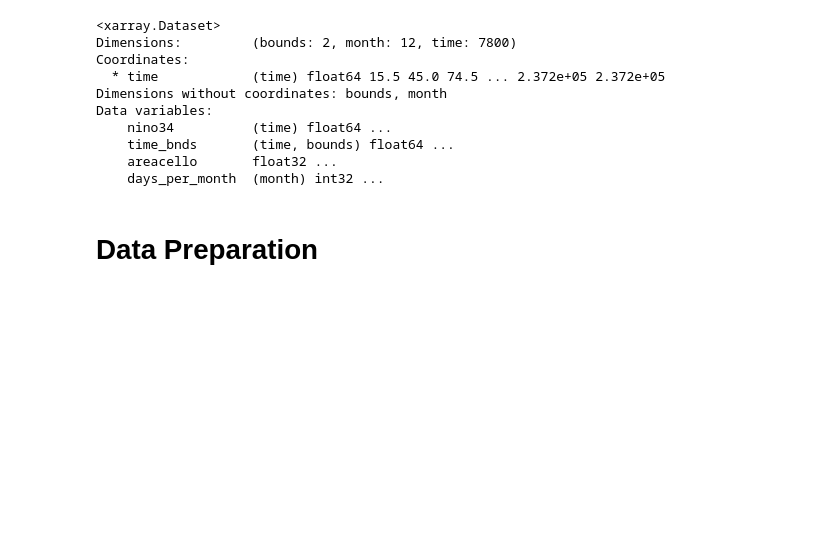
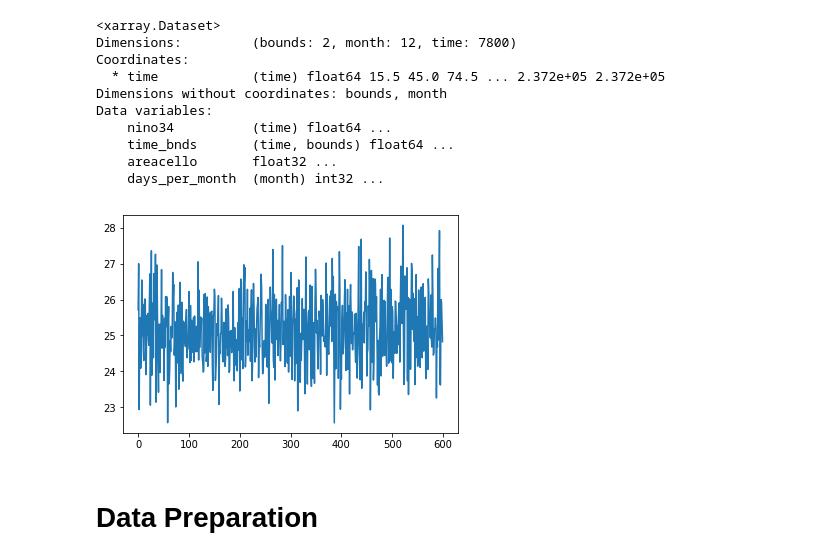
Before and after one commit to paula-gradu/El-Nino, a Jupyter notebook: Time Series Prediction.ipynb, the cells around one changed output. Saved outputs shown, nothing was run; the diff lists cells and outputs as text; code cells hidden in the pictures; blank space fills up the shorter version.

```diff
--- a/Time Series Prediction.ipynb
+++ b/Time Series Prediction.ipynb
@@ -10,7 +10,7 @@ import tensorflow as tf
 datapath = 'nino34_monthly.nc'
 nino34 = xarray.open_dataset(datapath, decode_times = False)
 print(nino34)
-nino34 = np.array(nino34['nino34'].values)
+nino34 = np.array((nino34['nino34'].values)[12 * 50:])
 # %% [output]
 <xarray.Dataset>
 Dimensions:         (bounds: 2, month: 12, time: 7800)
@@ -22,6 +22,10 @@ Data variables:
     time_bnds       (time, bounds) float64 ...
     areacello       float32 ...
     days_per_month  (month) int32 ...
+# %%
+plt.plot(nino34[::12]);
+# %% [output]
+[figure, added]
 # %%
 def ONI(nino34, m = 3):
     oni = np.array(nino34)
```
Also changed, not shown: parts of 16 cells of this notebook, 1 other file.
